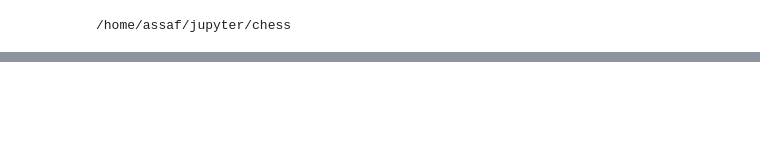
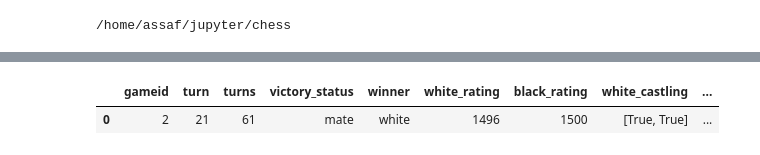
Before and after one commit to assaf-awe/chess, a Jupyter notebook: chess_database.ipynb, the cells around one changed output, grey strips where cells are left out. Drawn from its saved outputs; the diff is of its cells as text; code cells hidden in the pictures; blank space fills up the shorter version.

```diff
--- a/chess_database.ipynb
+++ b/chess_database.ipynb
@@ -29,7 +29,7 @@ def get_np_board(board_):
 /home/assaf/jupyter/chess
 # %%
 
-!rm -fr all_states_ds.pkl
+# !rm -fr all_states_ds.pkl
 
 df = pd.read_csv("games.csv")
 
@@ -41,17 +41,22 @@ try:
 except Exception:
     print('cannot load states from disk. calculating')
     states = []
+    sog = []
     for i in range(len(df)):
         board = chess.Board()
         thisgame = df.loc[i]
         if thisgame['victory_status'] == 'outoftime':
             continue
 
+        sog.append(len(states))
+
         game_san = thisgame.moves.split()
         for j, step_san in enumerate(game_san):
             move = board.parse_san(step_san)  # Converts SAN to Move
             board.push(move)  # Make the move on the board
 
+            if j<20:
+                continue
             state = []
             state.append(i)
             state.append(j+1)
@@ -77,7 +82,9 @@ except Exception:
         pickle.dump(states_df, f)
 print (f'dataset length is {len(states_df)} ' )
 
-ttsplit = 1080598
+sog = [sog[i] for i in range(len(sog)) if sog[i] != sog[i-1]]
+ttsplit = sog[len(sog)*9 // 10]
+#ttsplit = 1080598
 train = states_df.iloc[:ttsplit]
 test = states_df.iloc[ttsplit:]
 display(train.head())
@@ -105,0 +102,6 @@ dataset length is 1090619
+# %%
+result_str = {
+    "1-0": 'white',
+    "0-1": 'black',
+    "1/2-1/2": 'draw'
+}
@@ -105,0 +180,73 @@ dataset length is 1090619
+# %%
+
+dirname = 'v0'
+
+# !rm -fr all_states_ds.pkl
+
+df = pd.read_csv("games.csv")
+
+try:
+    with open("all_states_ds.pkl", "rb") as f:
+        states_df = pickle.load(f)
+    print('loaded states and pickle from disk successfully')
+
+except Exception:
+    print('cannot load states from disk. calculating')
+    states = []
+    sog = []
+    for i in range(len(df)):
+        board = chess.Board()
+        thisgame = df.loc[i]
+        if thisgame['victory_status'] == 'outoftime':
+            continue
+
+        sog.append(len(states))
+
+        game_san = thisgame.moves.split()
+        for j, step_san in enumerate(game_san):
+            move = board.parse_san(step_san)  # Converts SAN to Move
+            board.push(move)  # Make the move on the board
+
+            if j<20:
+                continue
+            state = []
+            state.append(i)
+            state.append(j+1)
+            state.append(thisgame['turns'])
+            state.append(thisgame['victory_status'])
+            state.append(thisgame['winner'])
+            state.append(thisgame['white_rating'])
+            state.append(thisgame['black_rating'])
+            state.append([board.has_queenside_castling_rights(chess.WHITE), board.has_kingside_castling_rights(chess.WHITE)])
+            state.append([board.has_queenside_castling_rights(chess.BLACK), board.has_kingside_castling_rights(chess.BLACK)])
+            state.append(get_np_board(board))
+
+            # state.append(str(board).replace(" ", "").replace("\n", "/"))
+            # state.append(str(board).replace(" ", "").replace("\n", ""))
+            states.append(state)
+
+        # print (i, len(states))
+    states_df = pd.DataFrame(states, columns=[ "gameid","turn", "turns", 'victory_status', 'winner', \
+                                            'white_rating', 'black_rating',\
+                                            'white_castling', 'black_castling', \
+                                            'matrix', ])
+    with open("all_states_ds.pkl", "wb") as f:
+        pickle.dump(states_df, f)
+print (f'dataset length is {len(states_df)} ' )
+
+sog = [sog[i] for i in range(len(sog)) if sog[i] != sog[i-1]]
+ttsplit = sog[len(sog)*9 // 10]
+#ttsplit = 1080598
+train = states_df.iloc[:ttsplit]
+test = states_df.iloc[ttsplit:]
+display(train.head())
+test = test.reset_index(drop=True)
+display(test.head())
+
+with open("train_states_ds.pkl", "wb") as f:
+    pickle.dump(train, f)
+with open("test_states_ds.pkl", "wb") as f:
+    pickle.dump(test, f)
+# %% [output]
+|  | gameid | turn | turns | victory_status | winner | white_rating | black_rating | white_castling | ... |
+| 0 | 2 | 21 | 61 | mate | white | 1496 | 1500 | [True, True] | ... |
```
Also changed, not shown: parts of 3 cells of this notebook, 1 other file.
